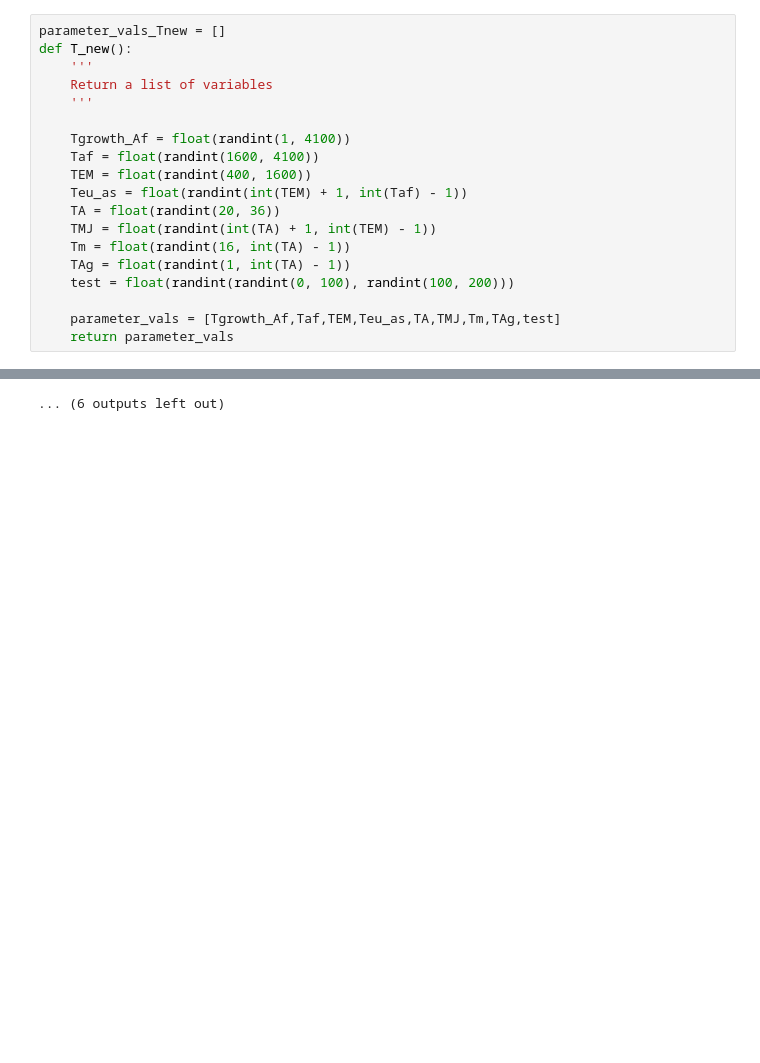
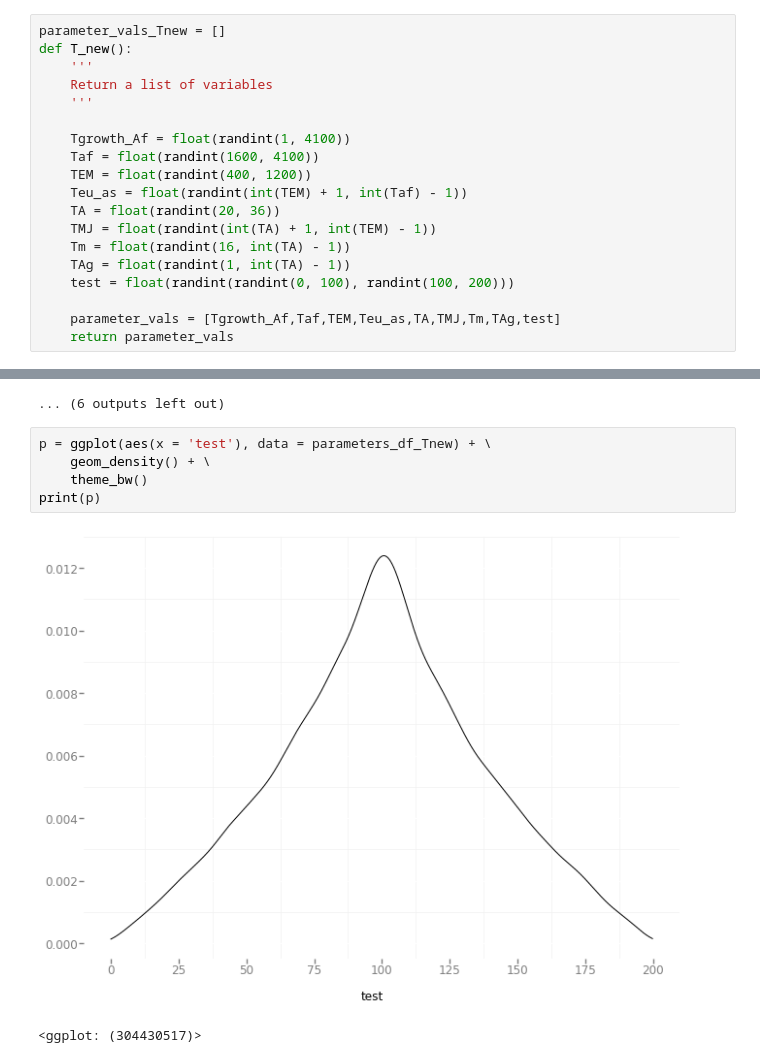
Before and after one commit to julianpistorius/random_plotting, a Jupyter notebook: prior_testing.ipynb, the cells around one changed output, grey strips where cells are left out. Saved outputs shown, nothing was run; the diff lists cells and outputs as text; blank space fills up the shorter version.

```diff
--- a/prior_testing.ipynb
+++ b/prior_testing.ipynb
@@ -97,7 +107,7 @@ def T_new():
 
     Tgrowth_Af = float(randint(1, 4100))
     Taf = float(randint(1600, 4100))
-    TEM = float(randint(400, 1600))
+    TEM = float(randint(400, 1200))
     Teu_as = float(randint(int(TEM) + 1, int(Taf) - 1))
     TA = float(randint(20, 36))
     TMJ = float(randint(int(TA) + 1, int(TEM) - 1))
@@ -150,3 +160,11 @@ for param in parameters_df_Tnew:
 [figure]
 <ggplot: (304635645)>
 ... (6 outputs left out)
+# %%
+p = ggplot(aes(x = 'test'), data = parameters_df_Tnew) + \
+    geom_density() + \
+    theme_bw()
+print(p)
+# %% [output]
+[figure, added]
+<ggplot: (304430517)>
```
Also changed, not shown: parts of 2 cells of this notebook.
